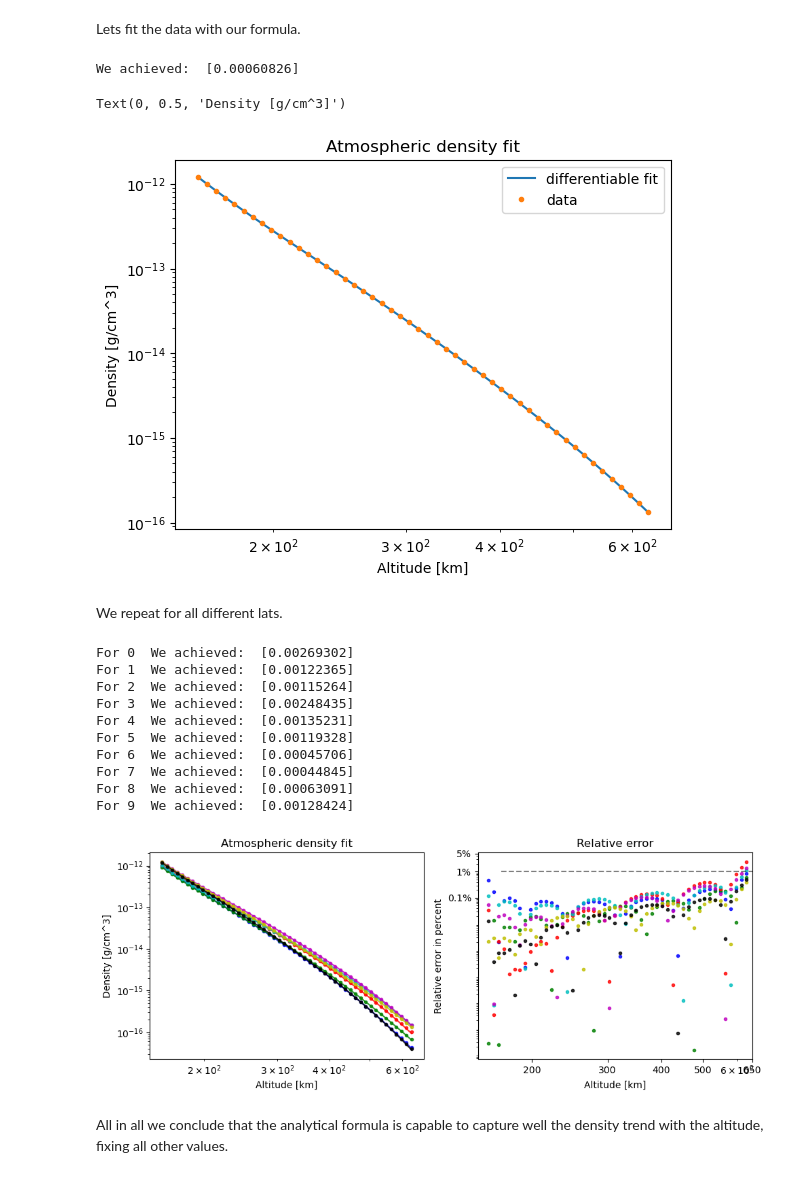
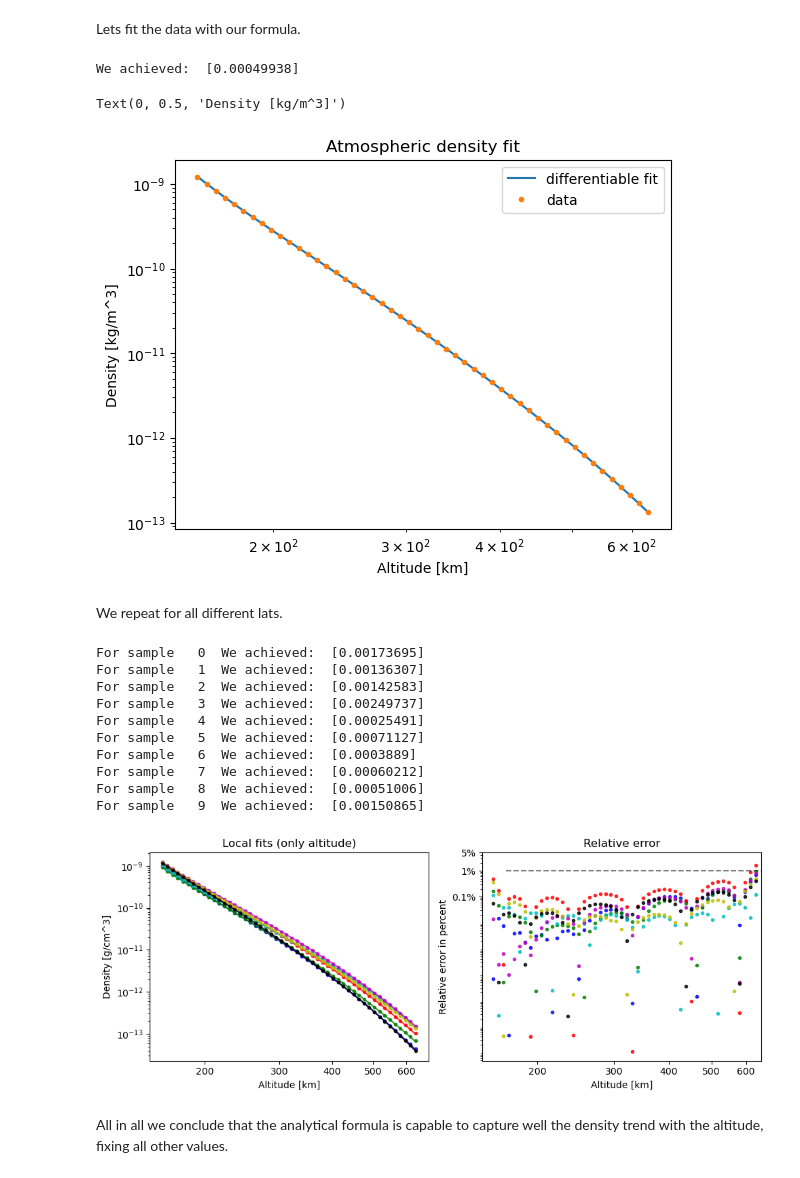
Before and after one commit to esa/thermonets, a Jupyter notebook: notebooks/test_rho_approximation.ipynb, the cells around one changed output. Cells and saved outputs as stored; diff of their text form; code cells hidden in the pictures.

Commit message:
figure 3 notebook

```diff
--- a/notebooks/test_rho_approximation.ipynb
+++ b/notebooks/test_rho_approximation.ipynb
@@ -28,7 +28,7 @@ lon = 60
 f107A = 150.
 f107 = 150.
 ap = 4.
-rho = msise_flat(datetime(2009, 6, 21, 8, 3, 20), altitudes[None,:], lats[:,None], lon, f107A, f107, ap)[:,:,5]
+rho = msise_flat(datetime(2009, 6, 21, 8, 3, 20), altitudes[None,:], lats[:,None], lon, f107A, f107, ap)[:,:,5] * 1e3
 # %%
 plt.loglog(altitudes, rho.T)
 plt.title("Density vs. altitude at different latitudes")
@@ -52,7 +51,7 @@ for i in range(500):
     pop = algo.evolve(pop)
 print("We achieved: ", pop.champion_f)
 # %% [output]
-We achieved:  [0.00060826]
+We achieved:  [0.00049938]
 # %%
 plt.figure()
 plt.loglog(altitudes, tn.rho_approximation(altitudes, pop.champion_x), label ='differentiable fit')
@@ -60,10 +59,10 @@ plt.loglog(altitudes, rho[target,:], '.', label='data')
 plt.legend()
 plt.title("Atmospheric density fit")
 plt.xlabel("Altitude [km]")
-plt.ylabel("Density [g/cm^3]")
+plt.ylabel("Density [kg/m^3]")
 # %% [output]
-Text(0, 0.5, 'Density [g/cm^3]')
+Text(0, 0.5, 'Density [kg/m^3]')
-[figure, old version]
+[figure, new version]
 # %% [markdown]
 We repeat for all different lats.
 # %%
@@ -81,46 +80,48 @@ for target in range(10):
     best_x.append(pop.champion_x)
     best_f.append(pop.champion_f)
 # %% [output]
-For 0  We achieved:  [0.00269302]
-For 1  We achieved:  [0.00122365]
-For 2  We achieved:  [0.00115264]
-For 3  We achieved:  [0.00248435]
-For 4  We achieved:  [0.00135231]
-For 5  We achieved:  [0.00119328]
-For 6  We achieved:  [0.00045706]
-For 7  We achieved:  [0.00044845]
-For 8  We achieved:  [0.00063091]
-For 9  We achieved:  [0.00128424]
+For sample   0  We achieved:  [0.00173695]
+For sample   1  We achieved:  [0.00136307]
+For sample   2  We achieved:  [0.00142583]
+For sample   3  We achieved:  [0.00249737]
+For sample   4  We achieved:  [0.00025491]
+For sample   5  We achieved:  [0.00071127]
+For sample   6  We achieved:  [0.0003889]
+For sample   7  We achieved:  [0.00060212]
+For sample   8  We achieved:  [0.00051006]
+For sample   9  We achieved:  [0.00150865]
 # %%
 fig, ax = plt.subplots(1, 2, figsize=(10, 4))
 colors = ["b", "g", "r", "c", "m", "y","k"]
 
 for j, i in enumerate([0, 2, 3,4, 5, 7, 9]):
     ax[0].loglog(altitudes, tn.rho_approximation(altitudes, best_x[i]), c=colors[j], alpha=0.8)
     ax[0].loglog(altitudes, rho[i, :], ".", c=colors[j], alpha=0.8)
-ax[0].set_title("Atmospheric density fit")
+ax[0].set_title("Local fits (only altitude)")
 ax[0].set_xlabel("Altitude [km]")
 ax[0].set_ylabel("Density [g/cm^3]")
+ax[0].set_xticks([200, 300, 400,500, 600], ["200", "300", "400", "500", "600"])
+
 
 for j, i in enumerate([0, 2, 3,4, 5, 7, 9]):
     rel_err = (tn.rho_approximation(altitudes, best_x[i]) - rho[i, :]) / np.linalg.norm(
         rho[:, :], axis=0
     )
     ax[1].loglog(altitudes, 100 * np.abs(rel_err), '.', c=colors[j], alpha=0.8)
 ax[1].set_title("Relative error")
 ax[1].set_xlabel("Altitude [km]")
 ax[1].set_ylabel("Relative error in percent")
 
 ax[1].set_xlim([150,650])
 ax[1].vlines(150, 1e-8, 10, 'k', linestyle='--', alpha=0.5)
 ax[1].hlines(1, 170, 1500, 'k', linestyle='--', alpha=0.5)
 
 ax[1].set_yticks([5, 1, 0.1], ["5%", "1%", "0.1%"])
-ax[1].set_xticks([200, 300, 400,500, 650], ["200", "300", "400", "500", "650"])
+ax[1].set_xticks([200, 300, 400,500, 600], ["200", "300", "400", "500", "600"])
 
 plt.tight_layout()
 plt.savefig("rho_error", dpi=600)
 # %% [output]
-[figure, old version]
+[figure, new version]
 # %% [markdown]
 All in all we conclude that the analytical formula is capable to capture well the density trend with the altitude, fixing all other values.
```
Also changed, not shown: parts of 1 cell of this notebook, 2 other files.
